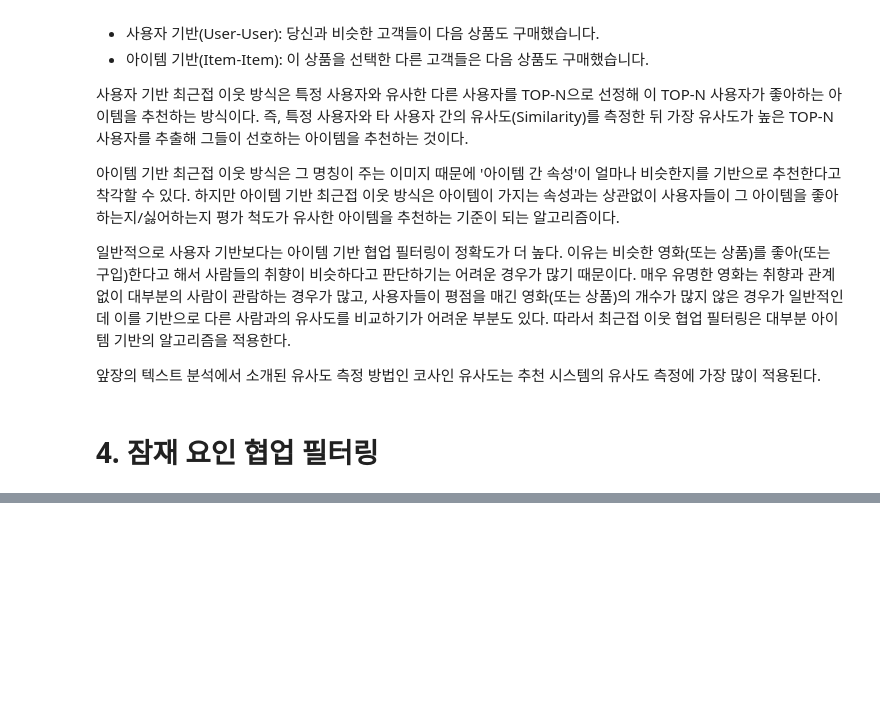
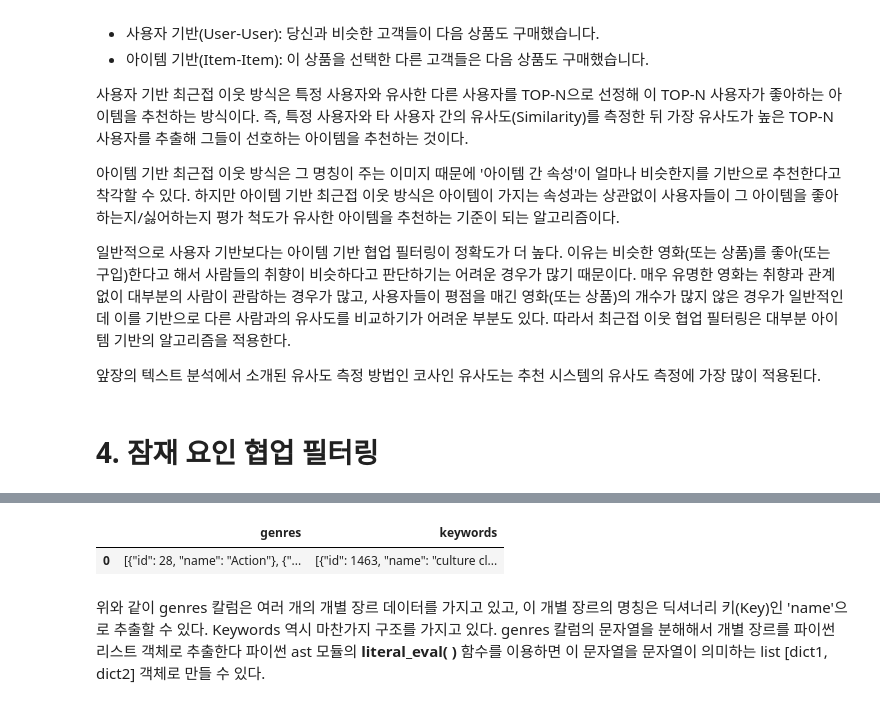
Before and after one commit to spacemaninSeoul/PythonMachinelearningGuide, a Jupyter notebook: [파이썬머신러닝완벽가이드]_IX_추천_시스템.ipynb, the cells around one changed output, grey strips where cells are left out. Drawn from its saved outputs; the diff is of its cells as text; code cells hidden in the pictures; blank space fills up the shorter version.

```diff
--- a/[파이썬머신러닝완벽가이드]_IX_추천_시스템.ipynb
+++ b/[파이썬머신러닝완벽가이드]_IX_추천_시스템.ipynb
@@ -46,0 +219,2 @@
+# %%
+movies_df = movies[['id', 'title', 'genres', 'vote_average', 'vote_count', 'popularity', 'keywords', 'overview']]
@@ -46,0 +223,8 @@
+# %%
+pd.set_option('max_colwidth', 100)
+movies_df[['genres', 'keywords']][:1]
+# %% [output]
+|  | genres | keywords |
+| 0 | [{"id": 28, "name": "Action"}, {"... | [{"id": 1463, "name": "culture cl... |
+# %% [markdown]
+위와 같이 genres 칼럼은 여러 개의 개별 장르 데이터를 가지고 있고, 이 개별 장르의 명칭은 딕셔너리 키(Key)인 'name'으로 추출할 수 있다. Keywords 역시 마찬가지 구조를 가지고 있다. genres 칼럼의 문자열을 분해해서 개별 장르를 파이썬 리스트 객체로 추출한다 파이썬 ast 모듈의 **literal_eval( )** 함수를 이용하면 이 문자열을 문자열이 의미하는 list [dict1, dict2] 객체로 만들 수 있다.
```
Also changed, not shown: parts of 29 cells of this notebook.
